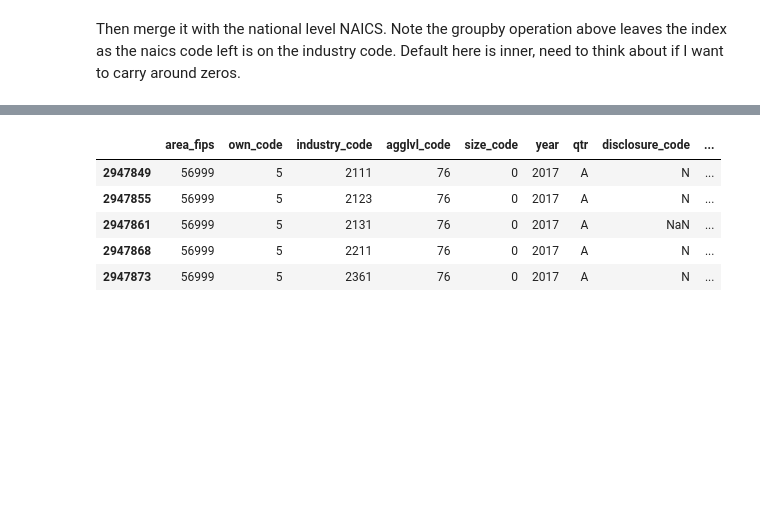
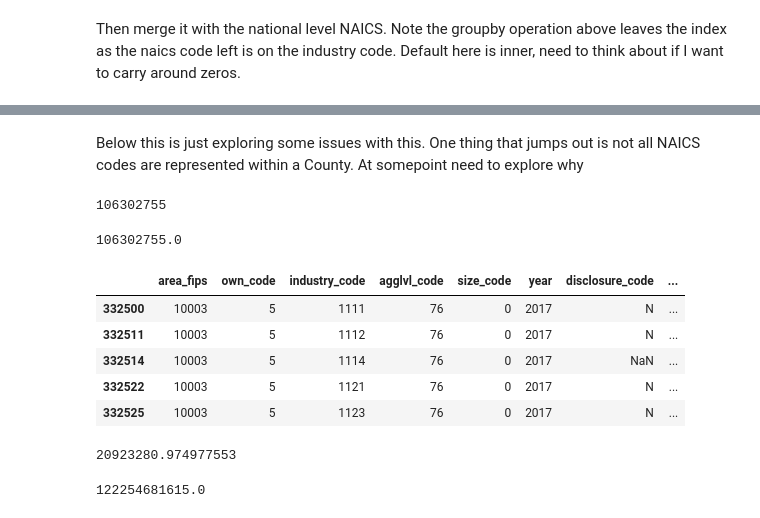
Before and after one commit to mwaugh0328/data_bootcamp_spring_2019, a Jupyter notebook: bls_quarterly_data/china_map.ipynb, the cells around one changed output, grey strips where cells are left out. Drawn from its saved outputs; the diff is of its cells as text; code cells hidden in the pictures; blank space fills up the shorter version.

```diff
--- a/bls_quarterly_data/china_map.ipynb
+++ b/bls_quarterly_data/china_map.ipynb
@@ -219,9 +210,21 @@ array([76], dtype=int64)
-# %%
-df_county[df_county.area_fips == "56999"].head()
-# %% [output]
-|  | area_fips | own_code | industry_code | agglvl_code | size_code | year | qtr | disclosure_code | ... |
-| 2947849 | 56999 | 5 | 2111 | 76 | 0 | 2017 | A | N | ... |
-| 2947855 | 56999 | 5 | 2123 | 76 | 0 | 2017 | A | N | ... |
-| 2947861 | 56999 | 5 | 2131 | 76 | 0 | 2017 | A | NaN | ... |
-| 2947868 | 56999 | 5 | 2211 | 76 | 0 | 2017 | A | N | ... |
-| 2947873 | 56999 | 5 | 2361 | 76 | 0 | 2017 | A | N | ... |
+# %% [markdown]
+Below this is just exploring some issues with this. One thing that jumps out is not all NAICS codes are represented within a County. At somepoint need to explore why
+# %%
+df_county.annual_avg_emplvl.sum()
+# %% [output]
+106302755
+# %%
+df_nation_naics.nat_emplvl.sum()
+# %% [output]
+106302755.0
+# %%
+grp = df_county.groupby("area_fips")
+# %%
+grp.get_group("10003").head()
+# %% [output]
+|  | area_fips | own_code | industry_code | agglvl_code | size_code | year | disclosure_code | ... |
+| 332500 | 10003 | 5 | 1111 | 76 | 0 | 2017 | N | ... |
+| 332511 | 10003 | 5 | 1112 | 76 | 0 | 2017 | N | ... |
+| 332514 | 10003 | 5 | 1114 | 76 | 0 | 2017 | NaN | ... |
+| 332522 | 10003 | 5 | 1121 | 76 | 0 | 2017 | N | ... |
+| 332525 | 10003 | 5 | 1123 | 76 | 0 | 2017 | N | ... |
@@ -227,0 +247,4 @@ df_county[df_county.area_fips == "56999"].head()
+# %%
+test
+# %% [output]
+20923280.974977553
@@ -227,0 +253,4 @@ df_county[df_county.area_fips == "56999"].head()
+# %%
+test.sum()
+# %% [output]
+122254681615.0
```
Also changed, not shown: parts of 41 cells of this notebook, 3 other files.
